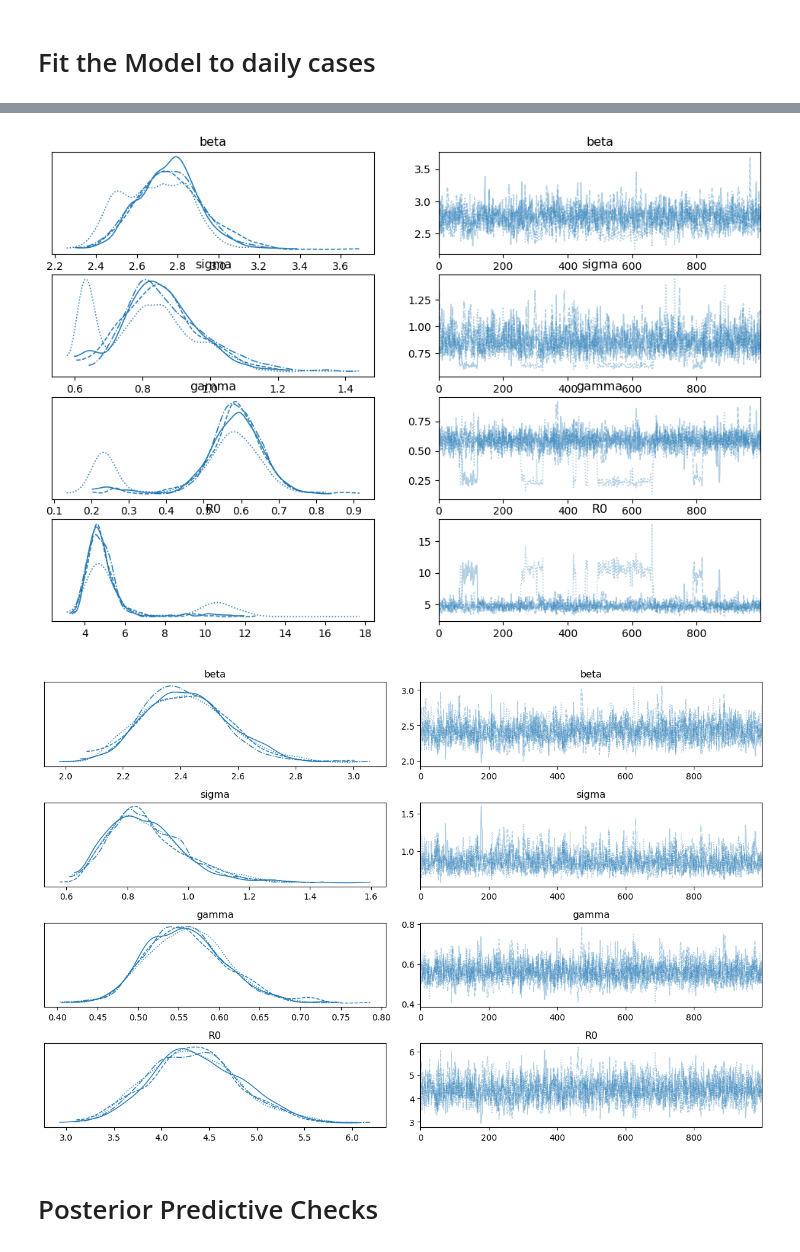
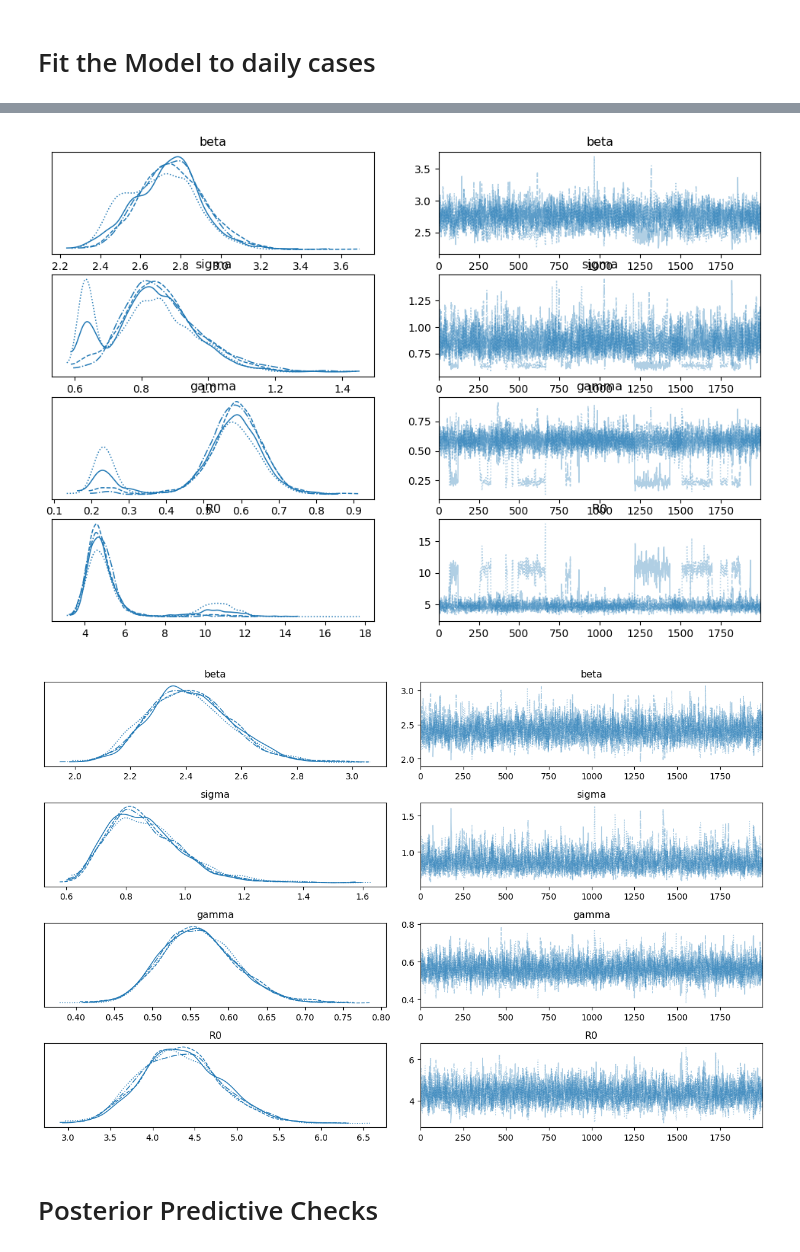
Before and after one commit to Samuelameningayeh/thesis, a Jupyter notebook: synthetic_no_coupling.ipynb, the cells around one changed output, grey strips where cells are left out. Saved outputs shown, nothing was run; the diff lists cells and outputs as text; code cells hidden in the pictures.

```diff
--- a/synthetic_no_coupling.ipynb
+++ b/synthetic_no_coupling.ipynb
@@ -597,10 +597,10 @@ seir_incidence_model3 = CmdStanModel(stan_file = 'stan files/sierra.stan')
 # %%
 fit1 = seir_incidence_model1.sample(data = seir_data1,
                                     #    iter_warmup= 500,
-                                    iter_sampling = 1000,
+                                    iter_sampling = 2000,
                                     parallel_chains=True,
                                     chains = 4,
-                                    seed = 0)
+                                    seed = 2)
 # %% [output]
 chain 1 |          | 00:00 Status
 
@@ -622,9 +622,9 @@ chain 4 |██████████| 15:49 Sampling completed
 # %%
 fit2 = seir_incidence_model2.sample(data = seir_data2,
-                                   iter_sampling = 1000,
+                                   iter_sampling = 2000,
                                    parallel_chains=True,
                                    chains = 4,
-                                   seed = 3)
+                                   seed = 2)
 # %% [output]
 chain 1 |          | 00:00 Status
 
@@ -646,6 +646,6 @@ chain 4 |██████████| 57:16 Sampling completed
 # %%
 fit3 = seir_incidence_model3.sample(data = seir_data3,
-                                   iter_sampling = 1000,
+                                   iter_sampling = 2000,
                                    parallel_chains=True,
                                    chains = 4,
                                    seed = 2)
@@ -709,7 +709,9 @@ fit3_summary.filter(items=("sigma", "beta", "recovery_time", "gamma", "incubatio
 # %%
 ## trace plots
 az.plot_trace(fit1, var_names=["beta", "sigma", "gamma", "R0"])
+plt.tight_layout()
 az.plot_trace(fit2, var_names=["beta", "sigma", "gamma", "R0"])
+plt.tight_layout()
 az.plot_trace(fit3, var_names=["beta", "sigma", "gamma", "R0"])
 plt.tight_layout()
 plt.show()
@@ -718,2 +720,2 @@ plt.show()
-[figure, old version]
+[figure, new version]
-[figure, old version]
+[figure, new version]
```
Also changed, not shown: parts of 14 cells of this notebook, 8 other files.
